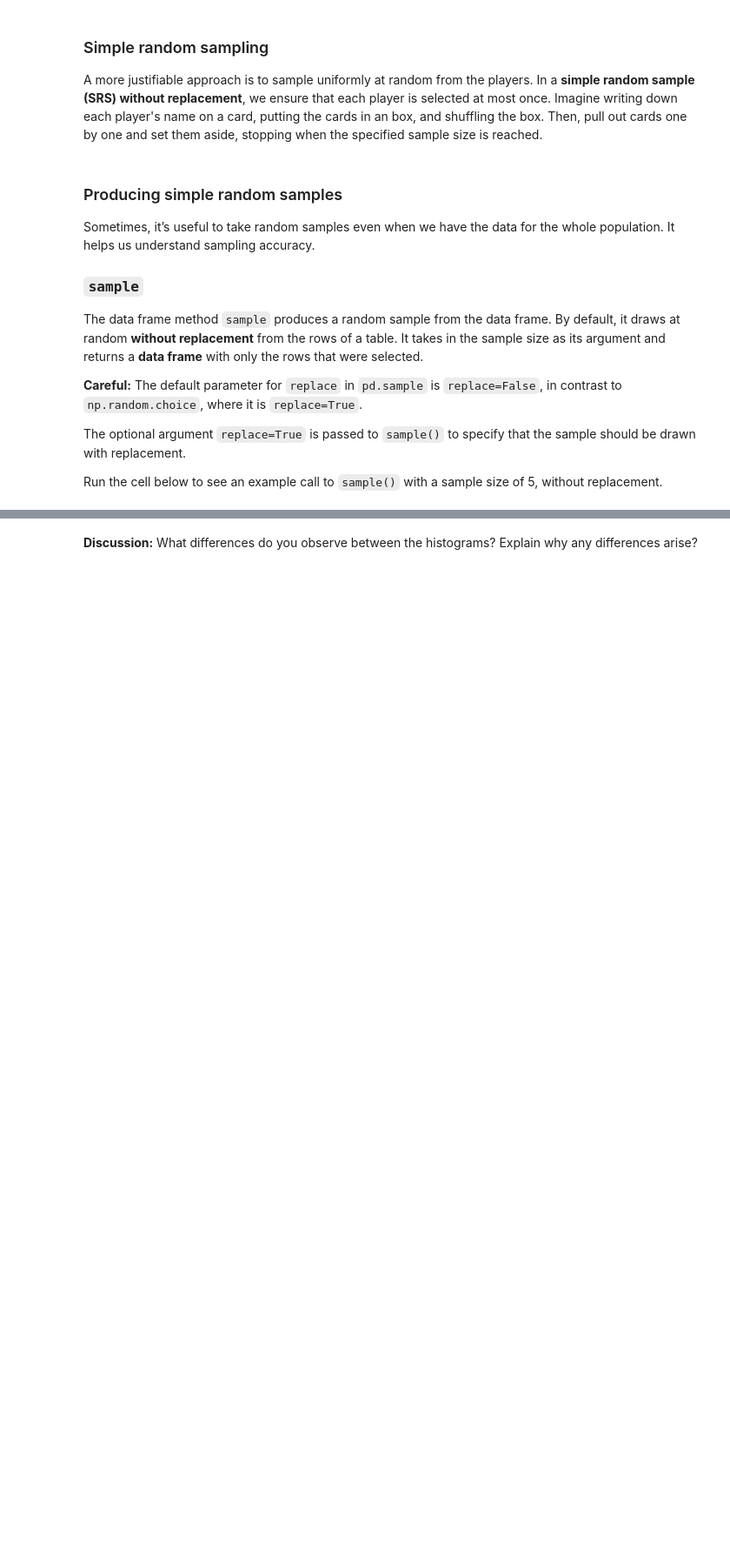
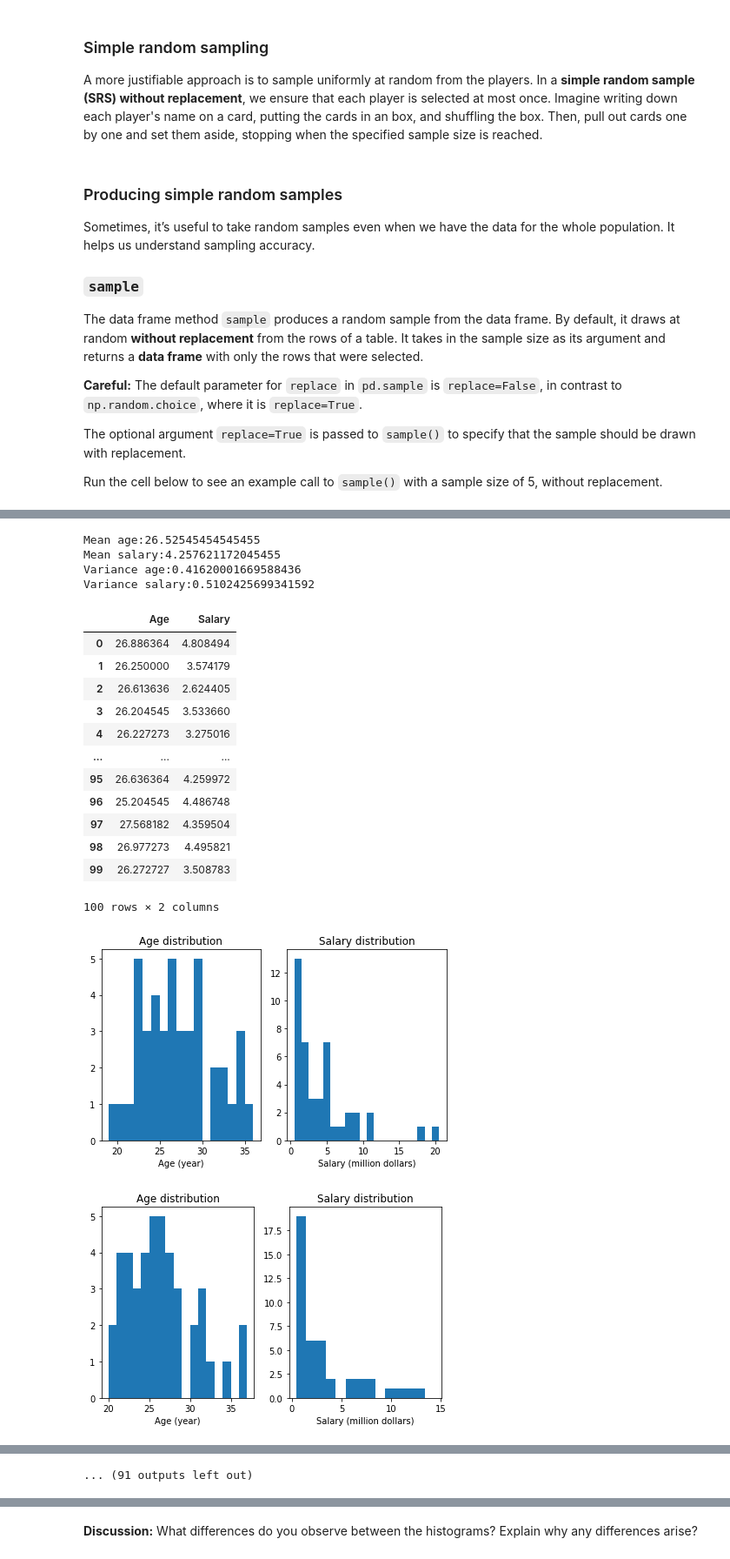
Before and after one commit to Inf2-FDS/FDS-S1-10-randomness-sampling-simulations, a Jupyter notebook: weekS2-02-simulations_cleaned.ipynb, the cells around one changed output, grey strips where cells are left out. Shown at 87% size. Cells and saved outputs as stored; diff of their text form; code cells hidden in the pictures; blank space fills up the shorter version.

```diff
--- a/weekS2-02-simulations_cleaned.ipynb
+++ b/weekS2-02-simulations_cleaned.ipynb
@@ -231,23 +233,12 @@ histograms(full_data)
 - Returns a pandas Series containing the mean age and mean salary
 
 You can call the `histograms` function to draw the histograms!
-# %%
-# Template
-def compute_statistics(age_and_salary_data):
-    ...
-    age = ...
-    salary = ...
-    ...
-
-
-full_stats = compute_statistics(full_data)
-full_stats
 # %%
 # Your code
-def compute_statistics(age_and_salary_data):
-    histograms(age_and_salary_data)
-    return([age_and_salary_data['Age'].mean(),
-            age_and_salary_data['Salary'].mean()])
+def compute_statistics(df):
+    histograms(df)
+    return pd.Series([df['Age'].mean(),
+            df['Salary'].mean()])
 
 full_stats = compute_statistics(full_data)
 full_stats
@@ -362,0 +348,32 @@ my_small_stats
+# %%
+# Your code
+results = pd.DataFrame(columns=['Age', 'Salary'])
+for i in range(0,100):
+    subset = full_data.sample(44, replace=False)
+    subset_stats = compute_statistics(subset)
+    results.loc[len(results)] = dict(Age=subset_stats[0], Salary=subset_stats[1])
+print("Mean age:" + str(results.Age.mean()))
+print("Mean salary:" + str(results.Salary.mean()))
+print("Variance age:" + str(results.Age.var()))
+print("Variance salary:" + str(results.Salary.var()))
+results
+# %% [output]
+Mean age:26.52545454545455
+Mean salary:4.257621172045455
+Variance age:0.41620001669588436
+Variance salary:0.5102425699341592
+|  | Age | Salary |
+| 0 | 26.886364 | 4.808494 |
+| 1 | 26.250000 | 3.574179 |
+| 2 | 26.613636 | 2.624405 |
+| 3 | 26.204545 | 3.533660 |
+| 4 | 26.227273 | 3.275016 |
+| ... | ... | ... |
+| 95 | 26.636364 | 4.259972 |
+| 96 | 25.204545 | 4.486748 |
+| 97 | 27.568182 | 4.359504 |
+| 98 | 26.977273 | 4.495821 |
+| 99 | 26.272727 | 3.508783 |
+100 rows × 2 columns
+[figure, added]
+[figure, added]
@@ -363,3 +387,4 @@ my_small_stats
+... (91 outputs left out)
 # %% [markdown]
 Your answer:
 
```
Also changed, not shown: parts of 27 cells of this notebook, 3 other files.
